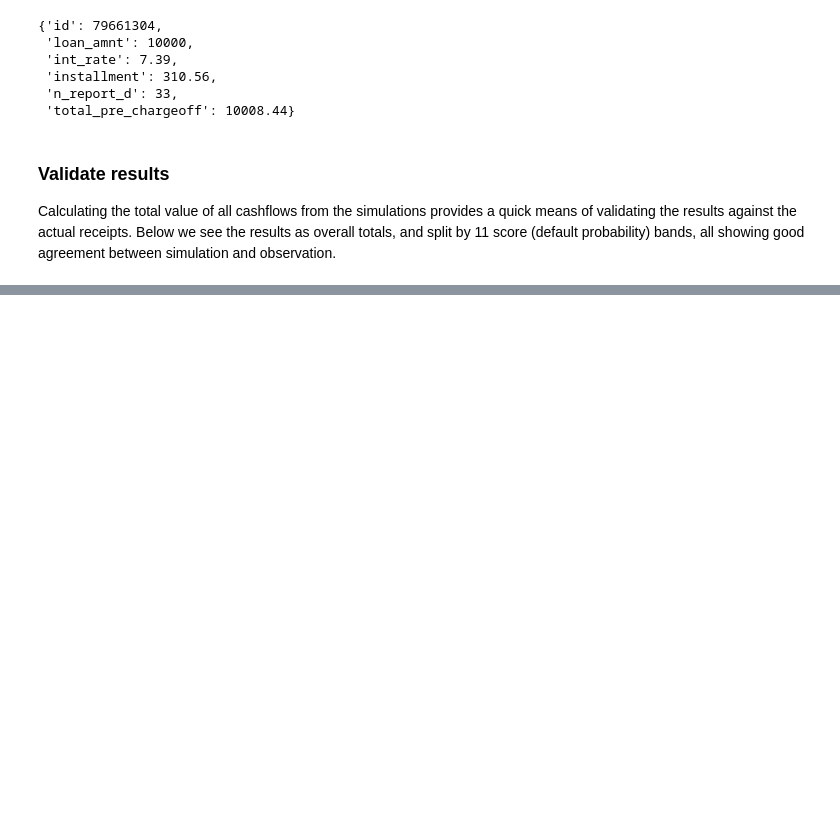
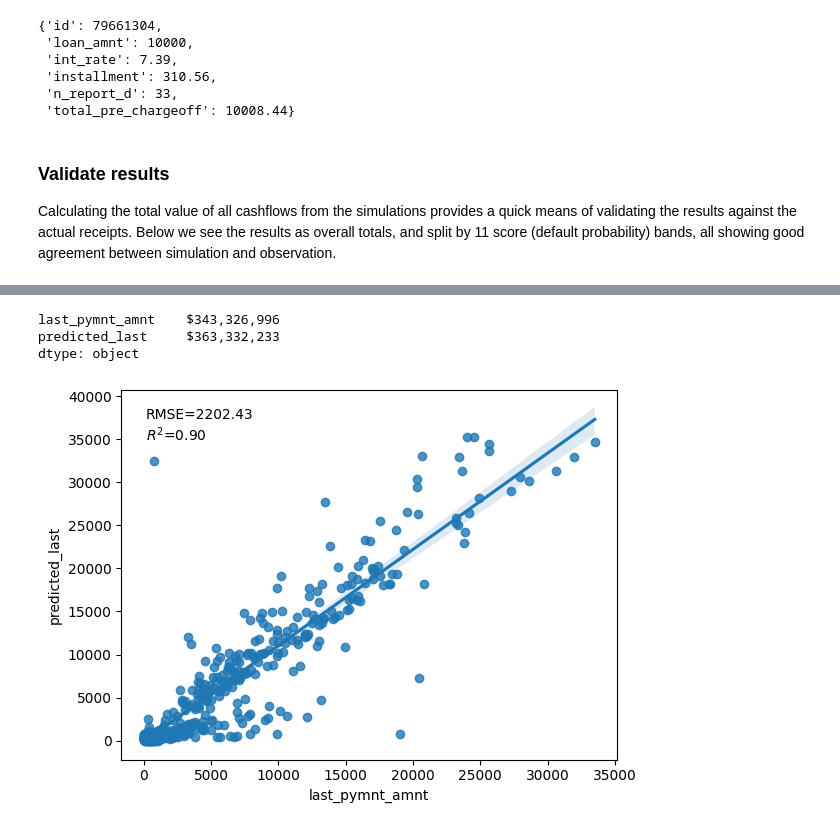
Before and after one commit to warner121/monteloanco, a Jupyter notebook: 05_simulate.ipynb, the cells around one changed output, grey strips where cells are left out. Drawn from its saved outputs; the diff is of its cells as text; code cells hidden in the pictures; blank space fills up the shorter version.

```diff
--- a/05_simulate.ipynb
+++ b/05_simulate.ipynb
@@ -152,0 +151,24 @@ plt.show()
+# %%
+predicted_last = masked_pymnts.max(0)[0]
+df["predicted_last"] = predicted_last.cpu()
+# %%
+df[['last_pymnt_amnt', 'predicted_last']].sum().map('${:,.0f}'.format)
+# %% [output]
+last_pymnt_amnt    $343,326,996
+predicted_last     $363,332,233
+dtype: object
+# %%
+x = df['last_pymnt_amnt']
+y = df['predicted_last']
+
+rmse = root_mean_squared_error(y, x)
+r2 = r2_score(y, x)
+
+sns.regplot(data=df.sample(1_000), x='last_pymnt_amnt', y='predicted_last', ci=95)
+
+plt.text(0.05, 0.95, f"RMSE={rmse:.2f}\n$R^2$={r2:.2f}",
+         transform=plt.gca().transAxes, va='top')
+
+plt.show()
+# %% [output]
+[figure, added]
```
Also changed, not shown: parts of 7 cells of this notebook, 3 other files.
